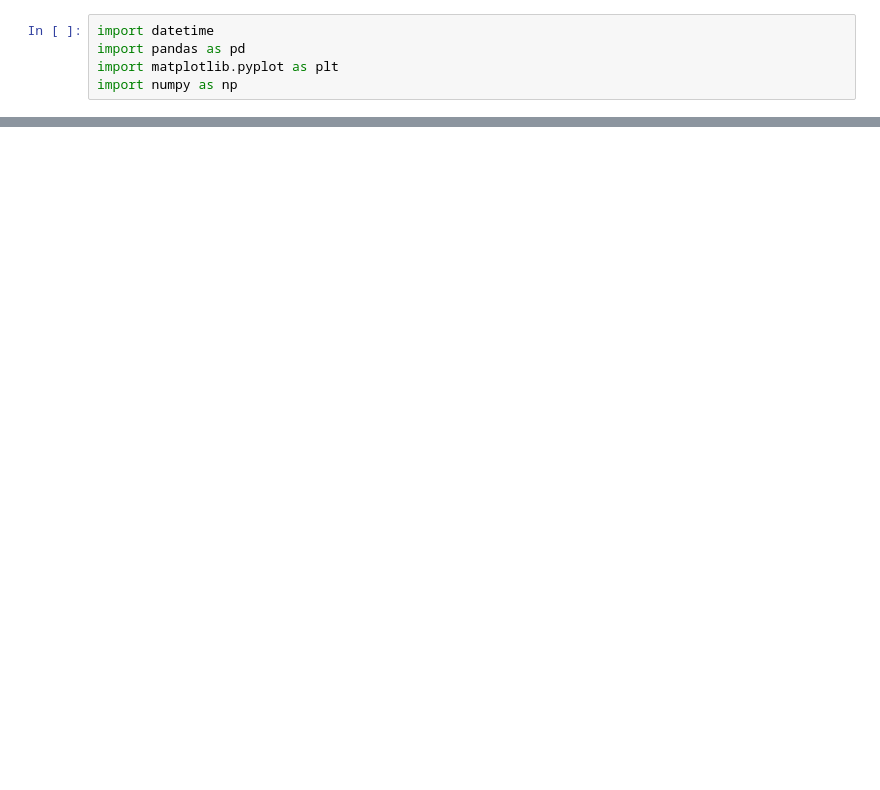
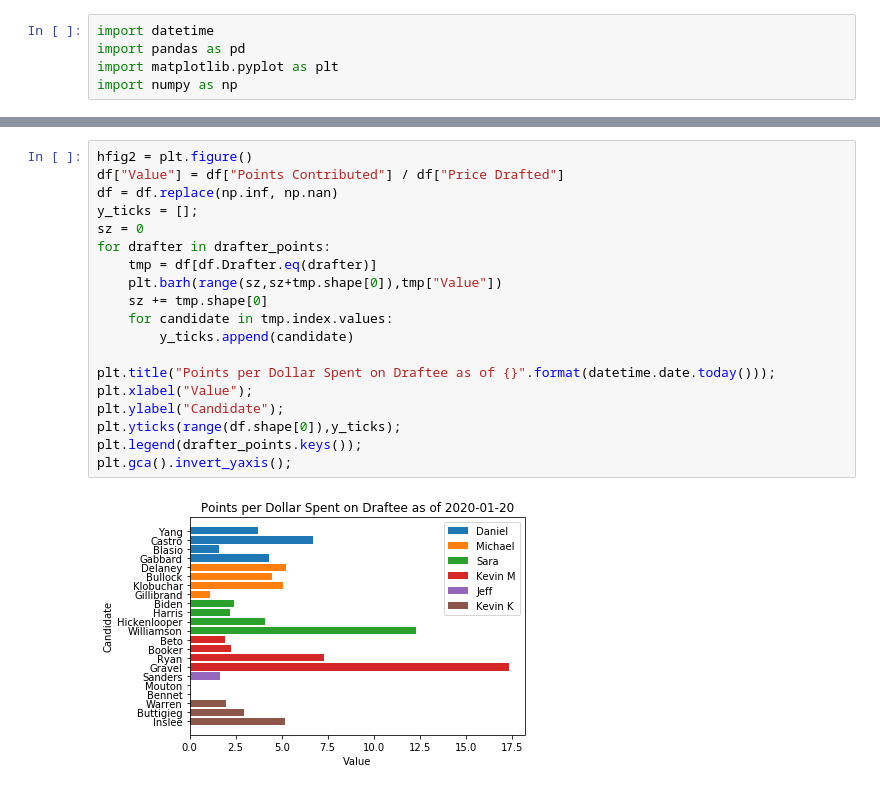
Before and after one commit to graphitical/demmies, a Jupyter notebook: demmies.ipynb, the cells around one changed output, grey strips where cells are left out. Drawn from its saved outputs; the diff is of its cells as text; blank space fills up the shorter version.

```diff
--- a/demmies.ipynb
+++ b/demmies.ipynb
@@ -64,0 +69,21 @@ plt.savefig("figs/point_total_{}".format(datetime.date.today()))
+# %%
+hfig2 = plt.figure()
+df["Value"] = df["Points Contributed"] / df["Price Drafted"]
+df = df.replace(np.inf, np.nan)
+y_ticks = [];
+sz = 0
+for drafter in drafter_points:
+    tmp = df[df.Drafter.eq(drafter)]
+    plt.barh(range(sz,sz+tmp.shape[0]),tmp["Value"])
+    sz += tmp.shape[0]
+    for candidate in tmp.index.values:
+        y_ticks.append(candidate)
+
+plt.title("Points per Dollar Spent on Draftee as of {}".format(datetime.date.today()));
+plt.xlabel("Value");
+plt.ylabel("Candidate");
+plt.yticks(range(df.shape[0]),y_ticks);
+plt.legend(drafter_points.keys());
+plt.gca().invert_yaxis();
+# %% [output]
+[figure, added]
```
Also changed, not shown: parts of 4 cells of this notebook, 1 other file.
